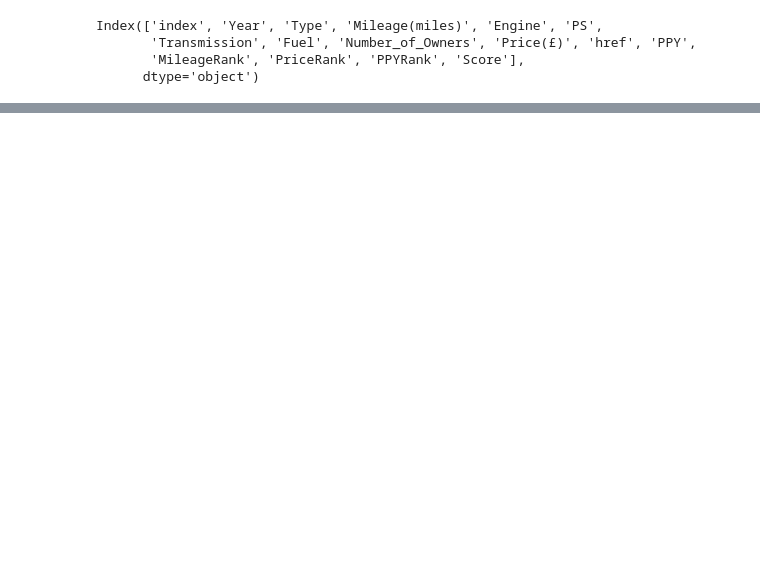
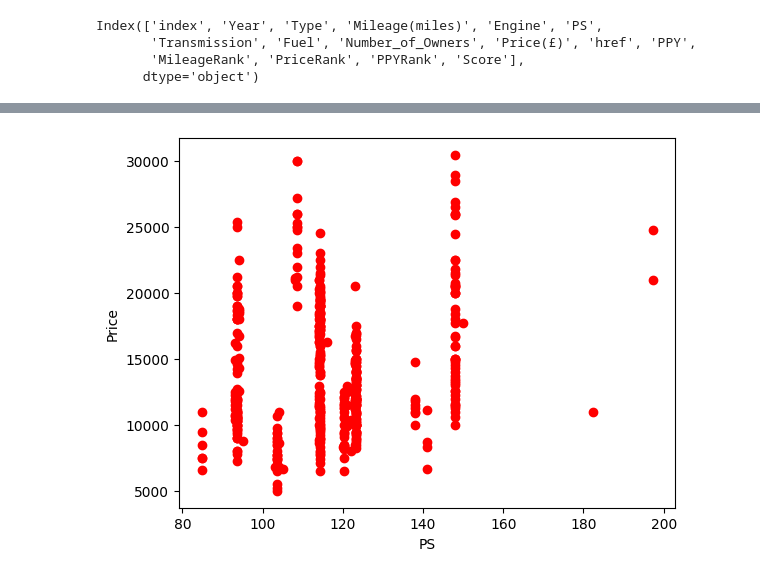
Before and after one commit to europecodingschool/ECS---VB---YZ---08.26, a Jupyter notebook: VB_YZ_Ders_10_.ipynb, the cells around one changed output, grey strips where cells are left out. Saved outputs shown, nothing was run; the diff lists cells and outputs as text; code cells hidden in the pictures; blank space fills up the shorter version.

```diff
--- a/VB_YZ_Ders_10_.ipynb
+++ b/VB_YZ_Ders_10_.ipynb
@@ -152,0 +320,7 @@ Index(['index', 'Year', 'Type', 'Mileage(miles)', 'Engine', 'PS',
+# %%
+plt.scatter(df['PS'], df['Price(£)'], color='r')
+plt.xlabel("PS")
+plt.ylabel("Price")
+plt.show()
+# %% [output]
+[figure, added]
```
Also changed, not shown: parts of 17 cells of this notebook.
